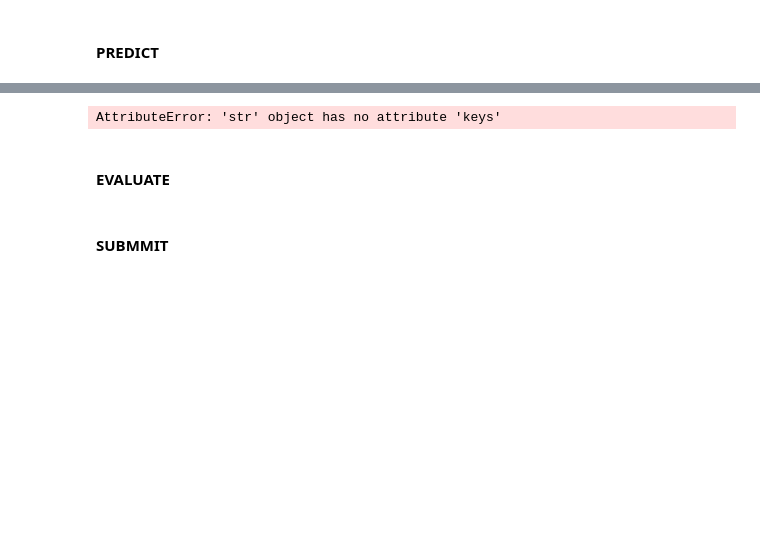
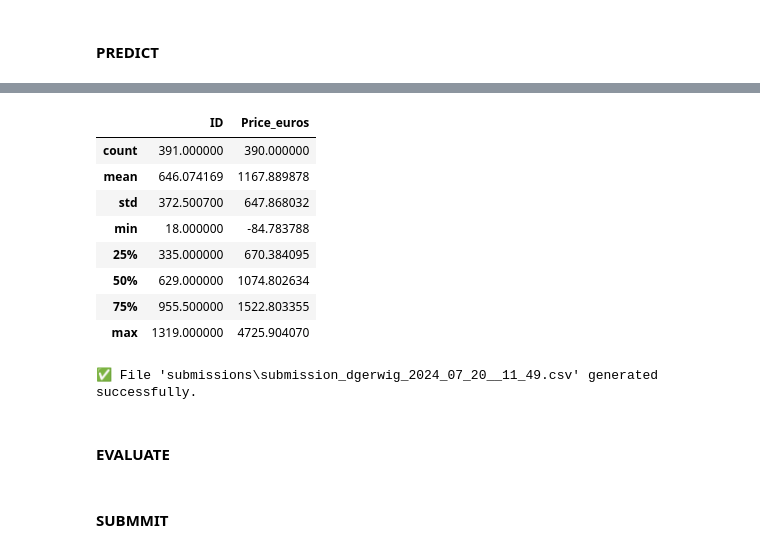
Before and after one commit to diegogerwig/Kaggle, a Jupyter notebook: TheBridge/laptops_market/laptops_market.ipynb, the cells around one changed output, grey strips where cells are left out. Drawn from its saved outputs; the diff is of its cells as text; code cells hidden in the pictures; blank space fills up the shorter version.

```diff
--- a/TheBridge/laptops_market/laptops_market.ipynb
+++ b/TheBridge/laptops_market/laptops_market.ipynb
@@ -623,0 +965,5 @@ print(predicciones)
+# %%
+data_object = 'opsys'
+data_test = pd.concat([data_test, pd.get_dummies(data_test[data_object], prefix=data_object, dtype=int)], axis=1)
+data_test.drop(columns=[data_object], inplace=True)
+data_test.info()
@@ -623,0 +988,12 @@ print(predicciones)
+# %%
+def extract_weight(weight_string):
+    match = re.search(r'(\d+(\.\d+)?)', weight_string)
+    if match:
+        return float(match.group(1))
+    return None
+
+data_test['weight_kg'] = data_test['weight'].apply(extract_weight)
+
+data_test.drop(columns=['weight'], inplace=True)
+
+data_test.info()
@@ -623,0 +1018,6 @@ print(predicciones)
+# %%
+data_test_copy = data_test.drop('id', axis=1)
+# features = ['company_Fujitsu', 'company_Mediacom', 'opsys_Android']
+# for feature in features:
+#     if feature not in data_test.columns:
+#         data_test[feature] = 0
@@ -623,0 +1044,10 @@ print(predicciones)
+# %%
+X_test = data_test_copy
+
+X_test = X_test.dropna()
+
+X_test.info()
+
+X_test.describe()
+
+predicciones = model.predict(X_test)
@@ -624,3 +1092,19 @@ print(predicciones)
+# %%
+df = pd.DataFrame()
+df['ID'] = data_test['id']
+df2 = pd.DataFrame(predicciones, columns=['Price_euros'])
+df = pd.concat([df, df2], axis=1)
+df.describe()
+# %% [output]
+|  | ID | Price_euros |
+| count | 391.000000 | 390.000000 |
+| mean | 646.074169 | 1167.889878 |
+| std | 372.500700 | 647.868032 |
+| min | 18.000000 | -84.783788 |
+| 25% | 335.000000 | 670.384095 |
+| 50% | 629.000000 | 1074.802634 |
+| 75% | 955.500000 | 1522.803355 |
+| max | 1319.000000 | 4725.904070 |
 # %%
 import csv
 import os
@@ -642,29 +1126,13 @@ if not os.path.exists(directory):
 # Full path for the file
 filepath = os.path.join(directory, filename)
 
-# Data for the CSV (example)
-# data = [
-#     {"ID": 1, "Price_euros": 100.0},
-#     {"ID": 2, "Price_euros": 150.5},
-#     {"ID": 3, "Price_euros": 200.75}
-# ]
 
-# CSV fields
-fields = ["ID", "Price_euros"]
+df.to_csv(filepath, index=False)
 
-# Create the CSV file
-with open(filepath, mode='w', newline='') as csv_file:
-    csv_writer = csv.DictWriter(csv_file, fieldnames=fields)
-
-    # Write the header
-    csv_writer.writeheader()
-
-    # Write the data
-    csv_writer.writerows(data)
 
 print(f"✅ File '{filepath}' generated successfully.")
 # %% [output]
-AttributeError: 'str' object has no attribute 'keys'
+✅ File 'submissions\submission_dgerwig_2024_07_20__11_49.csv' generated successfully.
 # %% [markdown]
 #### EVALUATE
 # %% [markdown]
```
Also changed, not shown: parts of 27 cells of this notebook, 1 other file.
